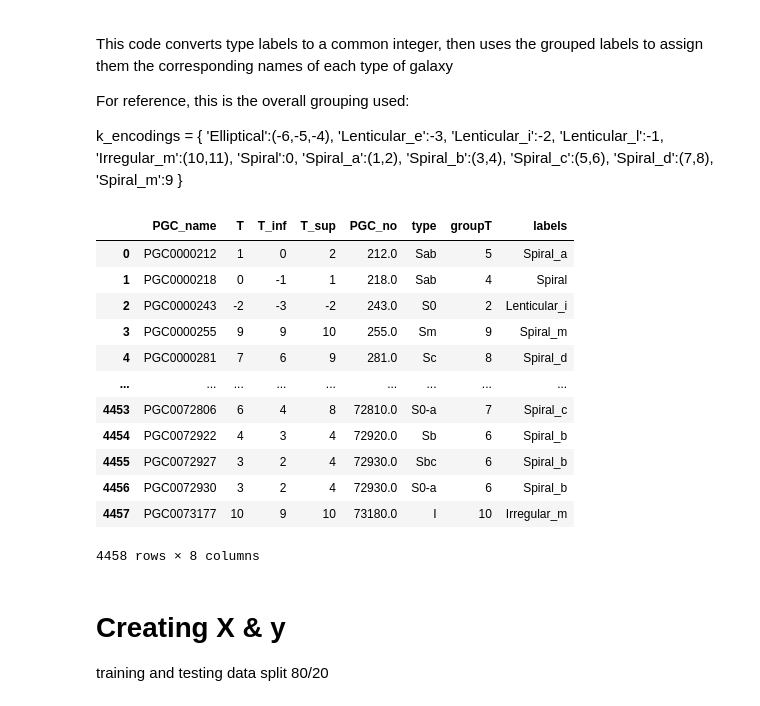
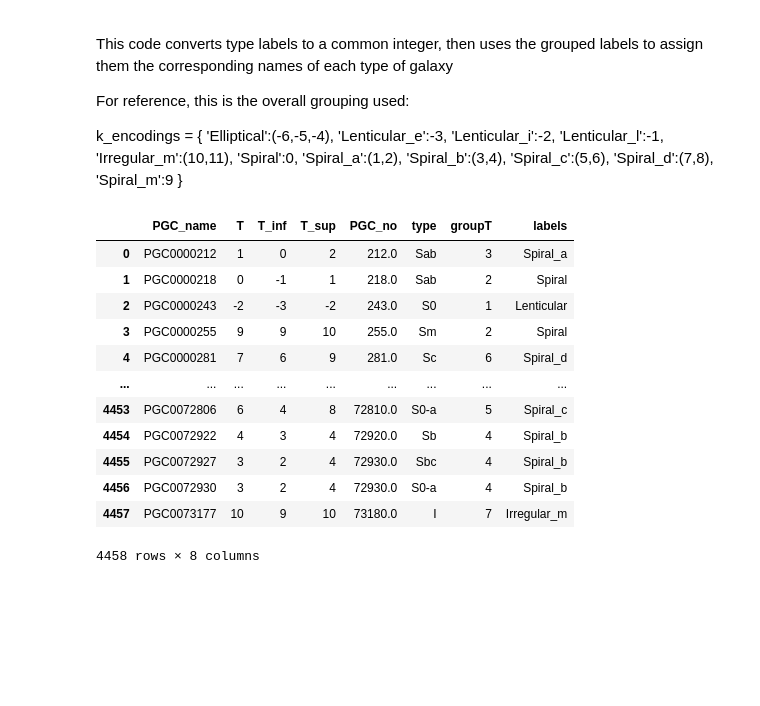
Before and after one commit to saiT1108/GalaxyClassifier, a Jupyter notebook: DataProcessor.ipynb, the cells around one changed output. Drawn from its saved outputs; the diff is of its cells as text; code cells hidden in the pictures; blank space fills up the shorter version.

```diff
--- a/DataProcessor.ipynb
+++ b/DataProcessor.ipynb
@@ -108,56 +135,53 @@ k_encodings = {
 # %%
 groups = {
     -6:0,
     -5:0,
     -4:0,
     -3:1,
-    -2:2,
-    -1:3,
-    0:4,
-    1:5,
-    2:5,
-    3:6,
-    4:6,
-    5:7,
-    6:7,
-    7:8,
-    8:8,
-    9:9,
-    10:10,
-    11:10
+    -2:1,
+    -1:1,
+    0:2,
+    1:3,
+    2:3,
+    3:4,
+    4:4,
+    5:5,
+    6:5,
+    7:6,
+    8:6,
+    9:2,
+    10:7,
+    11:7
 }
 
 names = {
     0:'Elliptical',
-    1:'Lenticular_e',
-    2:'Lenticular_i',
-    3:'Lenticular_l',
-    4:'Spiral',
-    5:'Spiral_a',
-    6:'Spiral_b',
-    7:'Spiral_c',
-    8:'Spiral_d',
-    9:'Spiral_m',
-    10:'Irregular_m',
+    1:'Lenticular',
+    2:'Spiral',
+    3:'Spiral_a',
+    4:'Spiral_b',
+    5:'Spiral_c',
+    6:'Spiral_d',
+    7:'Irregular_m',
 }
 
 
 attr_df['groupT'] = attr_df['T'].map(groups)
 attr_df['groupT'] = attr_df['groupT'].astype(int)
 attr_df['labels'] = attr_df['groupT'].map(names)
 attr_df[['PGC_name','T','groupT','labels']]
 attr_df
 # %% [output]
 |  | PGC_name | T | T_inf | T_sup | PGC_no | type | groupT | labels |
-| 0 | PGC0000212 | 1 | 0 | 2 | 212.0 | Sab | 5 | Spiral_a |
-| 1 | PGC0000218 | 0 | -1 | 1 | 218.0 | Sab | 4 | Spiral |
-| 2 | PGC0000243 | -2 | -3 | -2 | 243.0 | S0 | 2 | Lenticular_i |
-| 3 | PGC0000255 | 9 | 9 | 10 | 255.0 | Sm | 9 | Spiral_m |
-| 4 | PGC0000281 | 7 | 6 | 9 | 281.0 | Sc | 8 | Spiral_d |
+| 0 | PGC0000212 | 1 | 0 | 2 | 212.0 | Sab | 3 | Spiral_a |
+| 1 | PGC0000218 | 0 | -1 | 1 | 218.0 | Sab | 2 | Spiral |
+| 2 | PGC0000243 | -2 | -3 | -2 | 243.0 | S0 | 1 | Lenticular |
+| 3 | PGC0000255 | 9 | 9 | 10 | 255.0 | Sm | 2 | Spiral |
+| 4 | PGC0000281 | 7 | 6 | 9 | 281.0 | Sc | 6 | Spiral_d |
 | ... | ... | ... | ... | ... | ... | ... | ... | ... |
-| 4453 | PGC0072806 | 6 | 4 | 8 | 72810.0 | S0-a | 7 | Spiral_c |
-| 4454 | PGC0072922 | 4 | 3 | 4 | 72920.0 | Sb | 6 | Spiral_b |
-| 4455 | PGC0072927 | 3 | 2 | 4 | 72930.0 | Sbc | 6 | Spiral_b |
-| 4456 | PGC0072930 | 3 | 2 | 4 | 72930.0 | S0-a | 6 | Spiral_b |
-| 4457 | PGC0073177 | 10 | 9 | 10 | 73180.0 | I | 10 | Irregular_m |
+| 4453 | PGC0072806 | 6 | 4 | 8 | 72810.0 | S0-a | 5 | Spiral_c |
+| 4454 | PGC0072922 | 4 | 3 | 4 | 72920.0 | Sb | 4 | Spiral_b |
+| 4455 | PGC0072927 | 3 | 2 | 4 | 72930.0 | Sbc | 4 | Spiral_b |
+| 4456 | PGC0072930 | 3 | 2 | 4 | 72930.0 | S0-a | 4 | Spiral_b |
+| 4457 | PGC0073177 | 10 | 9 | 10 | 73180.0 | I | 7 | Irregular_m |
 4458 rows × 8 columns
@@ -176,3 +187,0 @@ attr_df
-# %% [markdown]
-# Creating X & y
-training and testing data split 80/20
```
Also changed, not shown: parts of 24 cells of this notebook.
